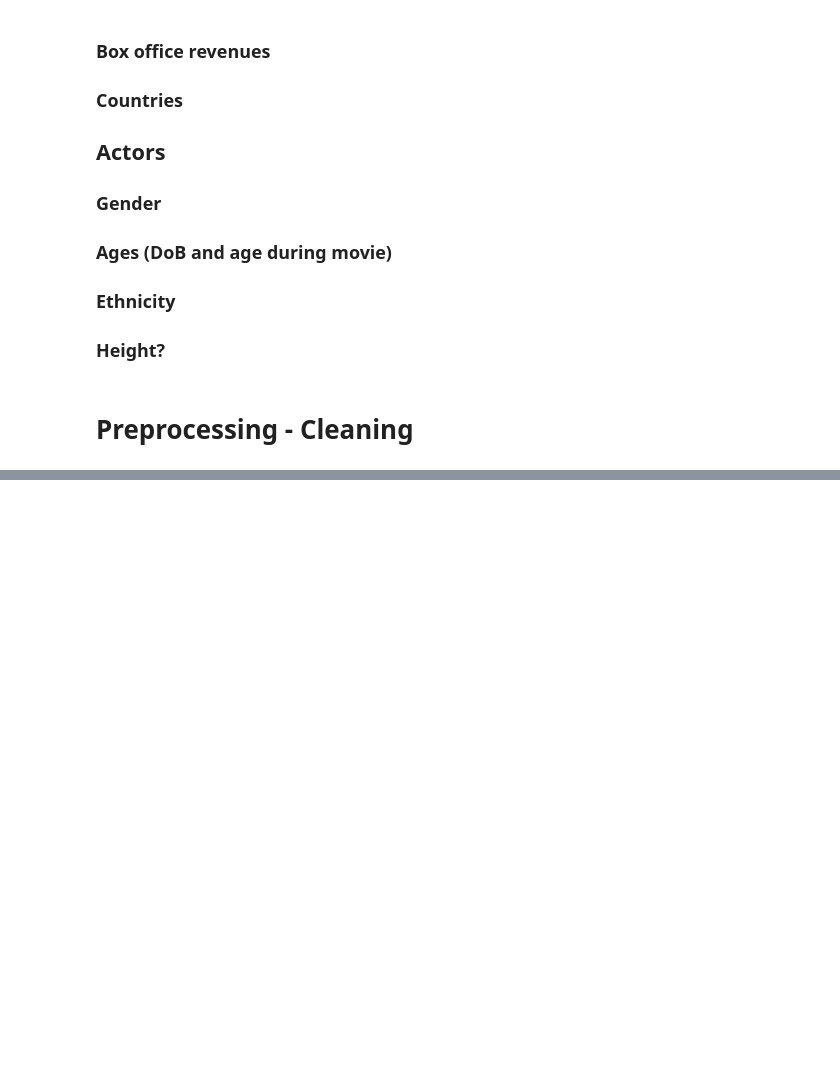
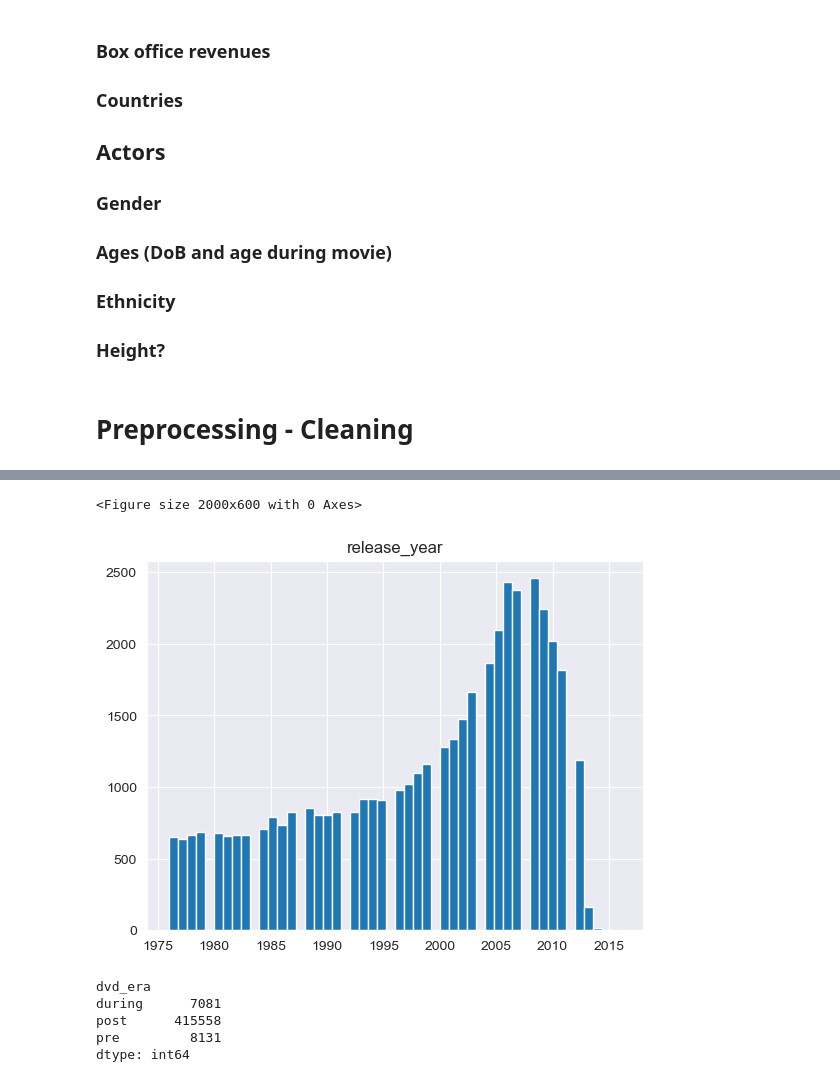
Before and after one commit to epfl-ada/ada-2024-project-databand, a Jupyter notebook: data_overview.ipynb, the cells around one changed output, grey strips where cells are left out. Cells and saved outputs as stored; diff of their text form; code cells hidden in the pictures; blank space fills up the shorter version.

```diff
--- a/data_overview.ipynb
+++ b/data_overview.ipynb
@@ -195,0 +290,7 @@ Name: Lang names, dtype: object
+# %%
+plt.figure(figsize=(20,6))
+df_movies.hist('release_year', bins=50)
+plt.show()
+# %% [output]
+<Figure size 2000x600 with 0 Axes>
+[figure, added]
@@ -195,0 +299,8 @@ Name: Lang names, dtype: object
+# %%
+df_combined.groupby('dvd_era').size()
+# %% [output]
+dvd_era
+during      7081
+post      415558
+pre         8131
+dtype: int64
```
Also changed, not shown: parts of 13 cells of this notebook, 2 other files.
